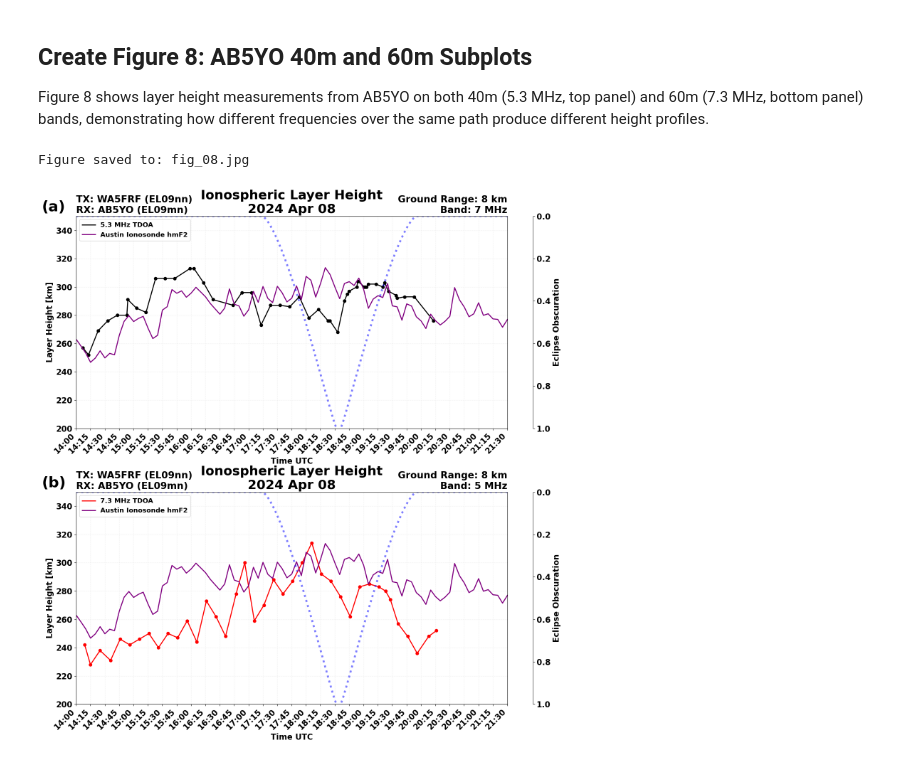
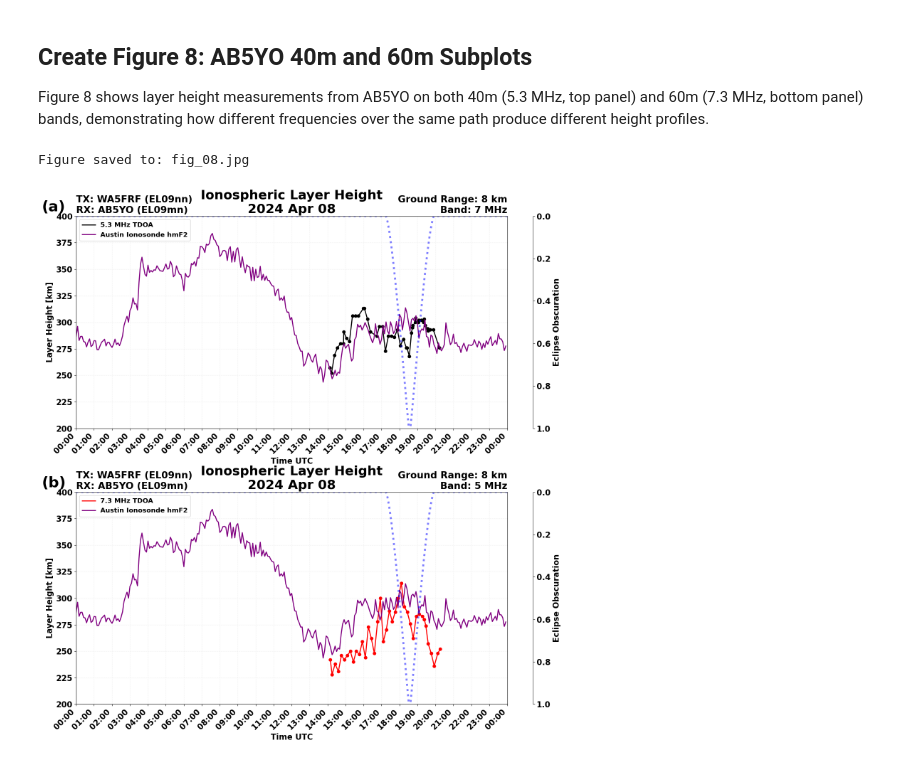
Before and after one commit to HamSCI/HF-TDOA-Frontiers-2025, a Jupyter notebook: fig_08/fig_08.ipynb, the cells around one changed output. Drawn from its saved outputs; the diff is of its cells as text; code cells hidden in the pictures.

```diff
--- a/fig_08/fig_08.ipynb
+++ b/fig_08/fig_08.ipynb
@@ -31,9 +31,9 @@ date = datetime.datetime(2024, 4, 8)
 # Create figure with two subplots
 fig, (ax1, ax2) = plt.subplots(2, 1, figsize=(15, 16))
 
-# Set time limits for consistent x-axis across subplots
-xlim = (datetime.datetime(2024, 4, 8, 14, 0), datetime.datetime(2024, 4, 8, 21, 30))
-ylim = (200, 350)
+# Set time limits for consistent x-axis across subplots - full day
+xlim = (datetime.datetime(2024, 4, 8), datetime.datetime(2024, 4, 9))
+ylim = (200, 400)
 
 # Panel (a): 40m (5.3 MHz) data
 tdoa.overlay_tdoa_csv(
@@ -70,7 +70,7 @@ solar_ts_1.overlayEclipse(ax1)
 from matplotlib import dates as mdates
 myFmt = mdates.DateFormatter('%H:%M')
 ax1.xaxis.set_major_formatter(myFmt)
-ax1.xaxis.set_major_locator(mdates.MinuteLocator(interval=15))
+ax1.xaxis.set_major_locator(mdates.MinuteLocator(interval=60))
 
 ax1.set_xlim(xlim)
 ax1.set_ylim(ylim)
@@ -118,36 +118,36 @@ solar_ts_2.overlayEclipse(ax2)
 
 # Format x-axis with datetime formatting
 ax2.xaxis.set_major_formatter(myFmt)
-ax2.xaxis.set_major_locator(mdates.MinuteLocator(interval=15))
+ax2.xaxis.set_major_locator(mdates.MinuteLocator(interval=60))
 
 ax2.set_xlim(xlim)
 ax2.set_ylim(ylim)
 ax2.set_ylabel('Layer Height [km]')
 ax2.set_xlabel('Time UTC')
 ax2.grid(True, alpha=0.3)
 ax2.legend(loc='upper left', fontsize='small')
 
 # Add title using the library's formatting
 tdoa.title_from_pfx(ax2, path_info_60m, date=date, center_title='Ionospheric Layer Height')
 
 # Add subplot label
 ax2.text(-0.08, 1.075, '(b)', transform=ax2.transAxes,
          fontsize=30, fontweight='bold', va='top', ha='left')
 
 # Rotate x-axis labels
 for ax in [ax1, ax2]:
     for tick_label in ax.get_xticklabels():
         tick_label.set_rotation(45)
         tick_label.set_horizontalalignment('right')
 
 plt.tight_layout()
 plt.subplots_adjust(hspace=0.3)
 
 # Save figure
 plt.savefig('fig_08.jpg', dpi=300, bbox_inches='tight', format='jpeg', pil_kwargs={'quality': 95})
 print("Figure saved to: fig_08.jpg")
 
 plt.show()
 # %% [output]
 Figure saved to: fig_08.jpg
-[figure, old version]
+[figure, new version]
```
Also changed, not shown: 3 other files.
